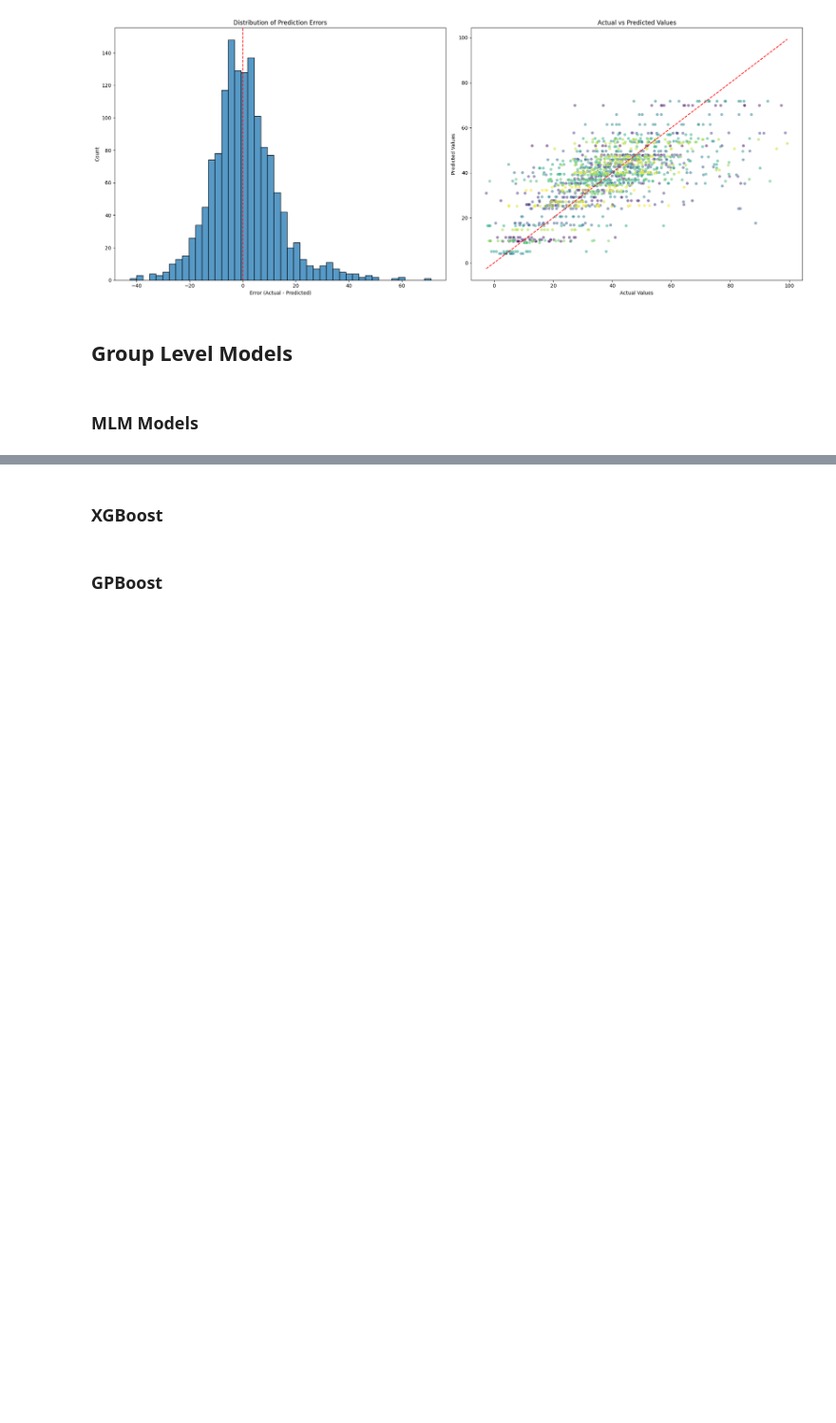
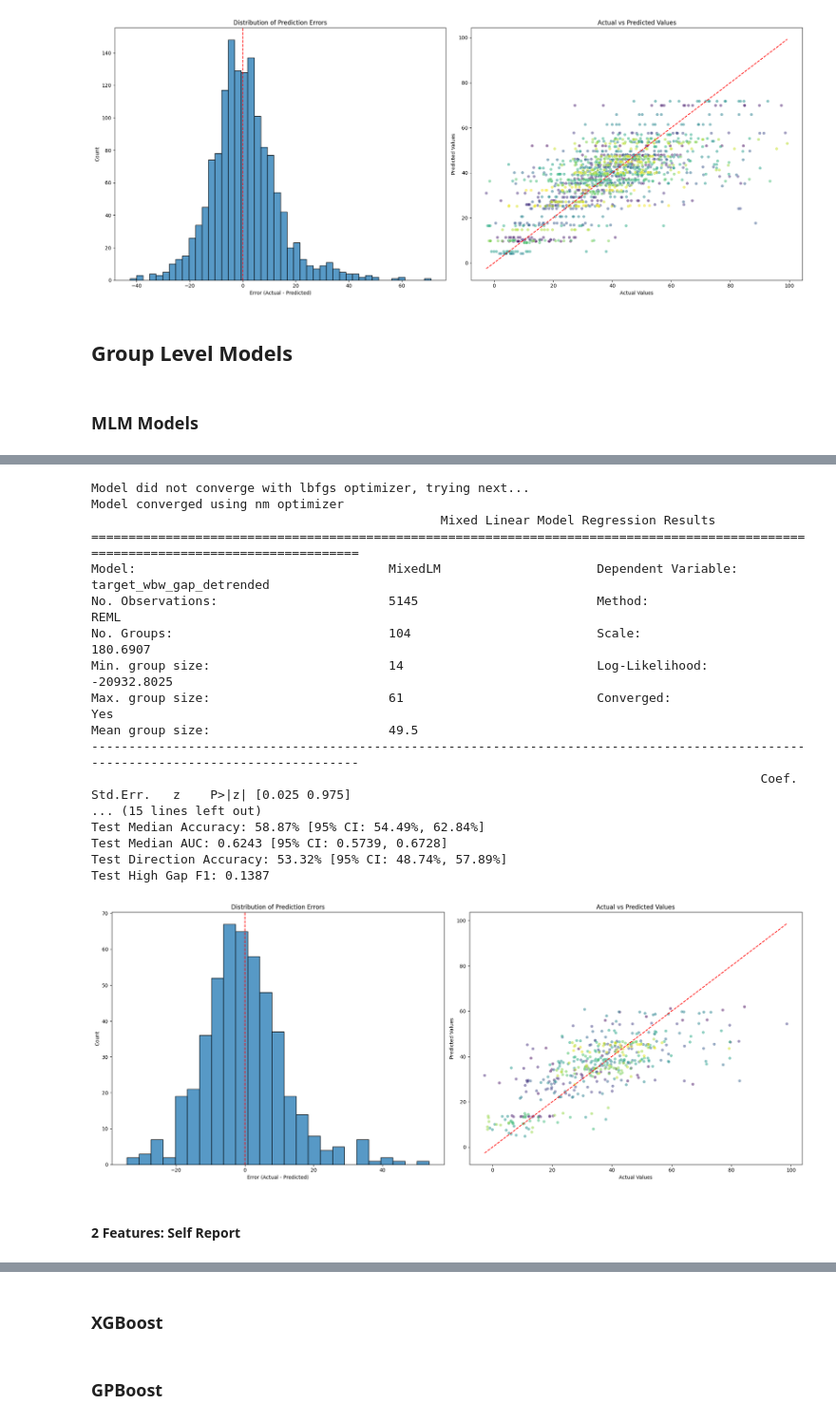
Before and after one commit to danieljwilson/3_3_experience_sampling, a Jupyter notebook: 3_3_3_data_analysis/02_analysis/Models/10_IBG_Dynamics_results.ipynb, the cells around one changed output, grey strips where cells are left out. Shown at 95% size. Drawn from its saved outputs; the diff is of its cells as text; code cells hidden in the pictures; blank space fills up the shorter version.

```diff
--- a/3_3_3_data_analysis/02_analysis/Models/10_IBG_Dynamics_results.ipynb
+++ b/3_3_3_data_analysis/02_analysis/Models/10_IBG_Dynamics_results.ipynb
@@ -353,0 +1291,43 @@ Number of subjects in test: 104
+# %%
+# Top passive feature MLM
+predictors = ['passive_hk_activity_distanceWalkingRunning', 'passive_sk_device_total_unlock_duration']
+
+model, test_predictions, test_actual, train_predictions, train_actual, test_data_processed, train_data_processed = fit_and_predict_mlm(train_data,
+                                                                       test_data,
+                                                                       predictors=predictors,
+                                                                       target=target,
+                                                                       random_intercepts=True)
+
+results = calculate_metrics(model=model,
+                           test_predictions=test_predictions,
+                           test_actual=test_actual,
+                           train_predictions=train_predictions,
+                           train_actual=train_actual,
+                           test_data_processed=test_data_processed,
+                           train_data_processed=train_data_processed,
+                           target=target,
+                           results=results,
+                           verbose=False)
+
+plot_model_diagnostics(test_actual, test_predictions, test_data_processed)
+# %% [output]
+Model did not converge with lbfgs optimizer, trying next...
+Model converged using nm optimizer
+                                               Mixed Linear Model Regression Results
+====================================================================================================================================
+Model:                                  MixedLM                     Dependent Variable:                     target_wbw_gap_detrended
+No. Observations:                       5145                        Method:                                 REML
+No. Groups:                             104                         Scale:                                  180.6907
+Min. group size:                        14                          Log-Likelihood:                         -20932.8025
+Max. group size:                        61                          Converged:                              Yes
+Mean group size:                        49.5
+------------------------------------------------------------------------------------------------------------------------------------
+                                                                                          Coef.  Std.Err.   z    P>|z| [0.025 0.975]
+... (15 lines left out)
+Test Median Accuracy: 58.87% [95% CI: 54.49%, 62.84%]
+Test Median AUC: 0.6243 [95% CI: 0.5739, 0.6728]
+Test Direction Accuracy: 53.32% [95% CI: 48.74%, 57.89%]
+Test High Gap F1: 0.1387
+[figure, added]
+# %% [markdown]
+#### 2 Features: Self Report
```
Also changed, not shown: parts of 23 cells of this notebook.
